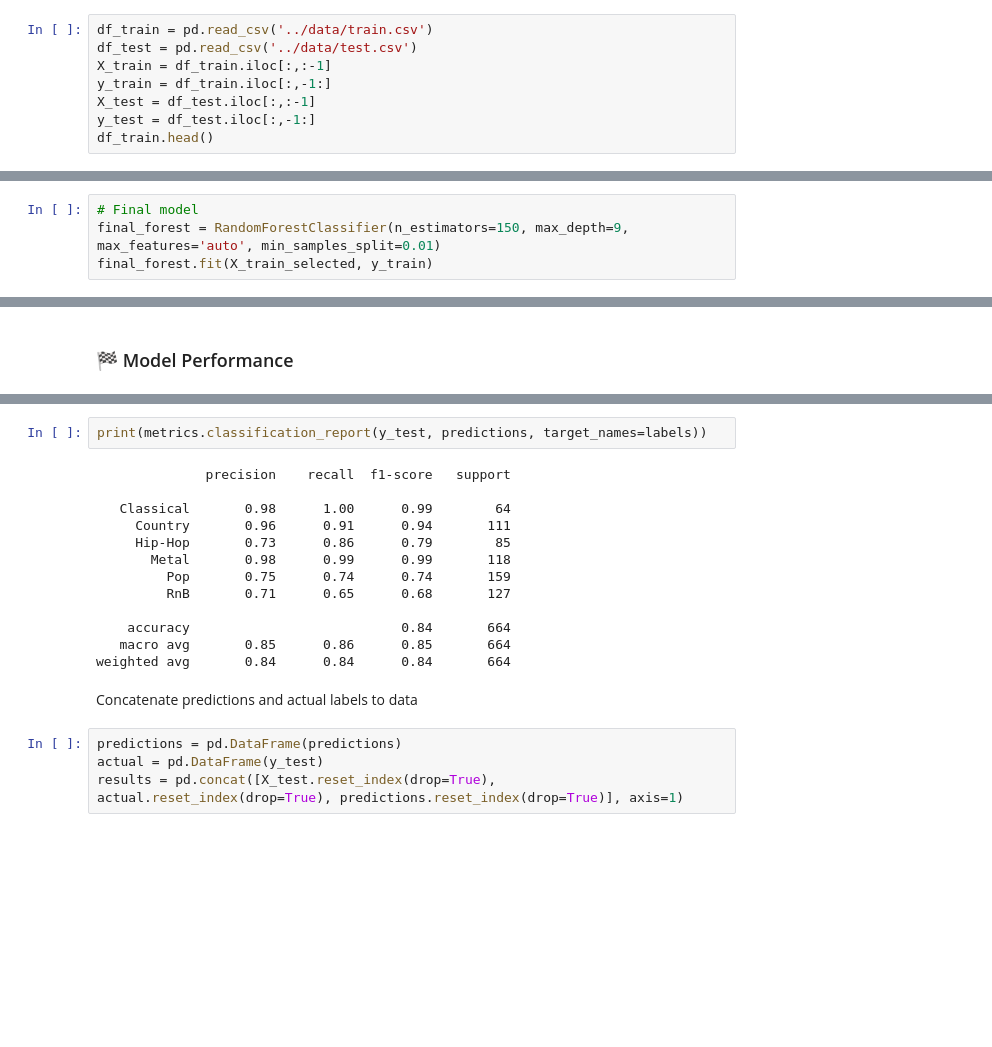
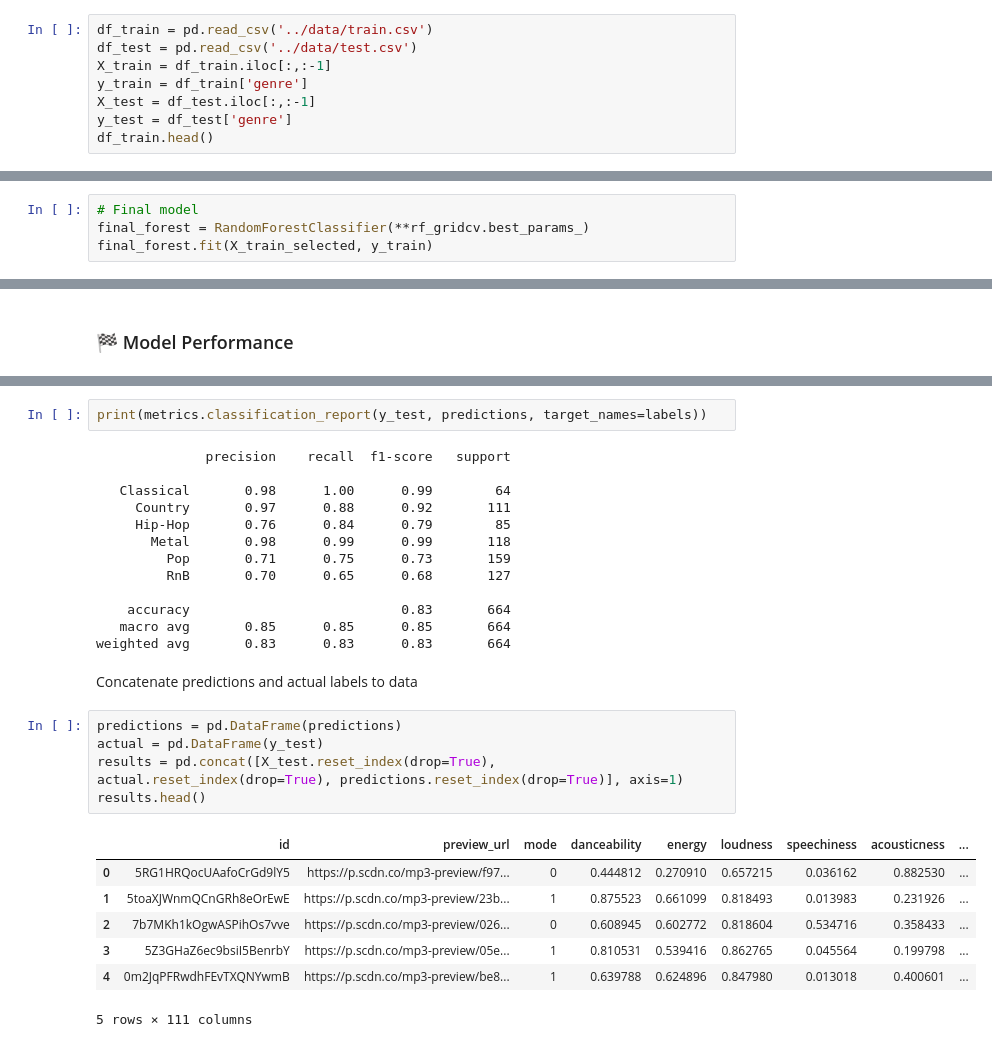
Before and after one commit to RishanR/MSCI446-Music-Genre-Classifier, a Jupyter notebook: notebooks/random_forest_classifier.ipynb, the cells around one changed output, grey strips where cells are left out. Cells and saved outputs as stored; diff of their text form; blank space fills up the shorter version.

```diff
--- a/notebooks/random_forest_classifier.ipynb
+++ b/notebooks/random_forest_classifier.ipynb
@@ -19,9 +19,9 @@ We start by loading the stratified data that has been split into the train and t
 df_train = pd.read_csv('../data/train.csv')
 df_test = pd.read_csv('../data/test.csv')
 X_train = df_train.iloc[:,:-1]
-y_train = df_train.iloc[:,-1:]
+y_train = df_train['genre']
 X_test = df_test.iloc[:,:-1]
-y_test = df_test.iloc[:,-1:]
+y_test = df_test['genre']
 df_train.head()
 # %% [output]
 |  | id | preview_url | mode | danceability | energy | loudness | speechiness | acousticness | ... |
@@ -85,6 +91,6 @@ rf_gridcv.best_params_
 Create and fit the final model based on the hyperparameters found through GridSearchCV
 # %%
 # Final model
-final_forest = RandomForestClassifier(n_estimators=150, max_depth=9, max_features='auto', min_samples_split=0.01)
+final_forest = RandomForestClassifier(**rf_gridcv.best_params_)
 final_forest.fit(X_train_selected, y_train)
 # %% [output]
@@ -115,18 +120,27 @@ print(metrics.classification_report(y_test, predictions, target_names=labels))
               precision    recall  f1-score   support
 
    Classical       0.98      1.00      0.99        64
-     Country       0.96      0.91      0.94       111
-     Hip-Hop       0.73      0.86      0.79        85
+     Country       0.97      0.88      0.92       111
+     Hip-Hop       0.76      0.84      0.79        85
        Metal       0.98      0.99      0.99       118
-         Pop       0.75      0.74      0.74       159
-         RnB       0.71      0.65      0.68       127
+         Pop       0.71      0.75      0.73       159
+         RnB       0.70      0.65      0.68       127
 
-    accuracy                           0.84       664
-   macro avg       0.85      0.86      0.85       664
-weighted avg       0.84      0.84      0.84       664
+    accuracy                           0.83       664
+   macro avg       0.85      0.85      0.85       664
+weighted avg       0.83      0.83      0.83       664
 # %% [markdown]
 Concatenate predictions and actual labels to data
 # %%
 predictions = pd.DataFrame(predictions)
 actual = pd.DataFrame(y_test)
 results = pd.concat([X_test.reset_index(drop=True), actual.reset_index(drop=True), predictions.reset_index(drop=True)], axis=1)
+results.head()
+# %% [output]
+|  | id | preview_url | mode | danceability | energy | loudness | speechiness | acousticness | ... |
+| 0 | 5RG1HRQocUAafoCrGd9lY5 | https://p.scdn.co/mp3-preview/f97... | 0 | 0.444812 | 0.270910 | 0.657215 | 0.036162 | 0.882530 | ... |
+| 1 | 5toaXJWnmQCnGRh8eOrEwE | https://p.scdn.co/mp3-preview/23b... | 1 | 0.875523 | 0.661099 | 0.818493 | 0.013983 | 0.231926 | ... |
+| 2 | 7b7MKh1kOgwASPihOs7vve | https://p.scdn.co/mp3-preview/026... | 0 | 0.608945 | 0.602772 | 0.818604 | 0.534716 | 0.358433 | ... |
+| 3 | 5Z3GHaZ6ec9bsiI5BenrbY | https://p.scdn.co/mp3-preview/05e... | 1 | 0.810531 | 0.539416 | 0.862765 | 0.045564 | 0.199798 | ... |
+| 4 | 0m2JqPFRwdhFEvTXQNYwmB | https://p.scdn.co/mp3-preview/be8... | 1 | 0.639788 | 0.624896 | 0.847980 | 0.013018 | 0.400601 | ... |
+5 rows × 111 columns
```
Also changed, not shown: parts of 6 cells of this notebook, 3 other files.
